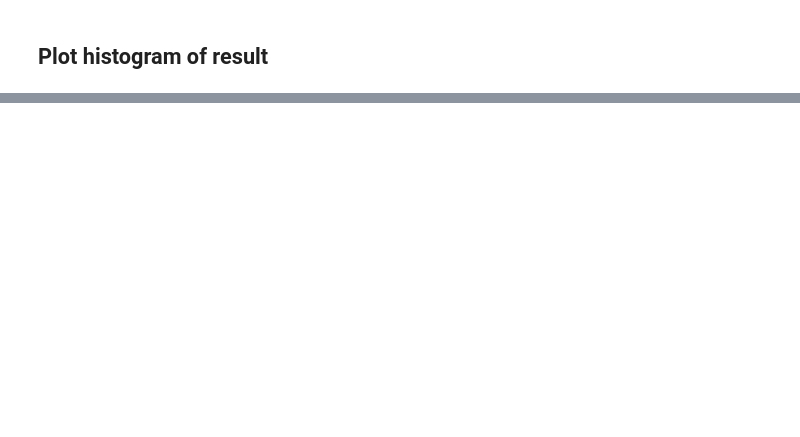
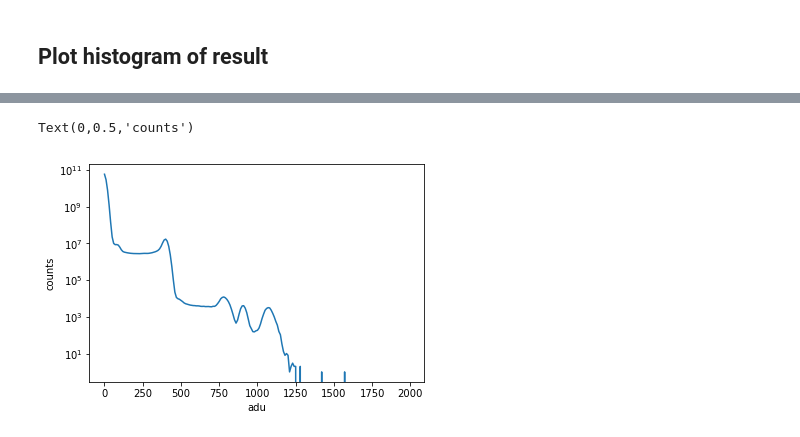
Before and after one commit to igabalski/Analysis-Tutorials, a Jupyter notebook: Template-Notebooks/PointDataGrabber-withROI.ipynb, the cells around one changed output, grey strips where cells are left out. Drawn from its saved outputs; the diff is of its cells as text; code cells hidden in the pictures; blank space fills up the shorter version.

```diff
--- a/Template-Notebooks/PointDataGrabber-withROI.ipynb
+++ b/Template-Notebooks/PointDataGrabber-withROI.ipynb
@@ -135,0 +268,9 @@ save_obj( pointData, os.environ['RESULTSPATH']+'/pointData-run-%d' % runNumber )
+# %%
+adu = np.arange(200) * 10
+plt.semilogy(adu, np.nansum(detArrays['photonHist'],0));
+plt.xlabel('adu')
+plt.ylabel('counts')
+# plt.xlim(250,500)
+# %% [output]
+Text(0,0.5,'counts')
+[figure, added]
```
Also changed, not shown: parts of 46 cells of this notebook, 4 other files.
